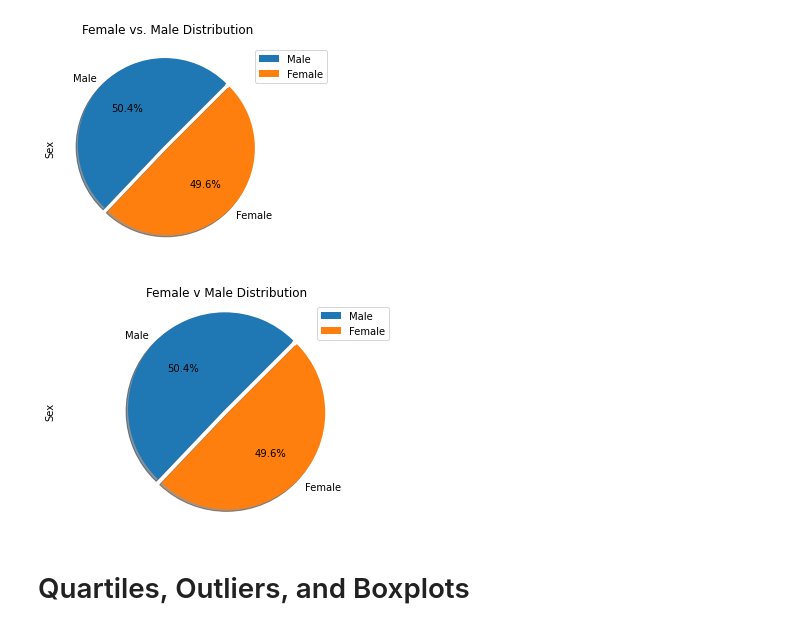
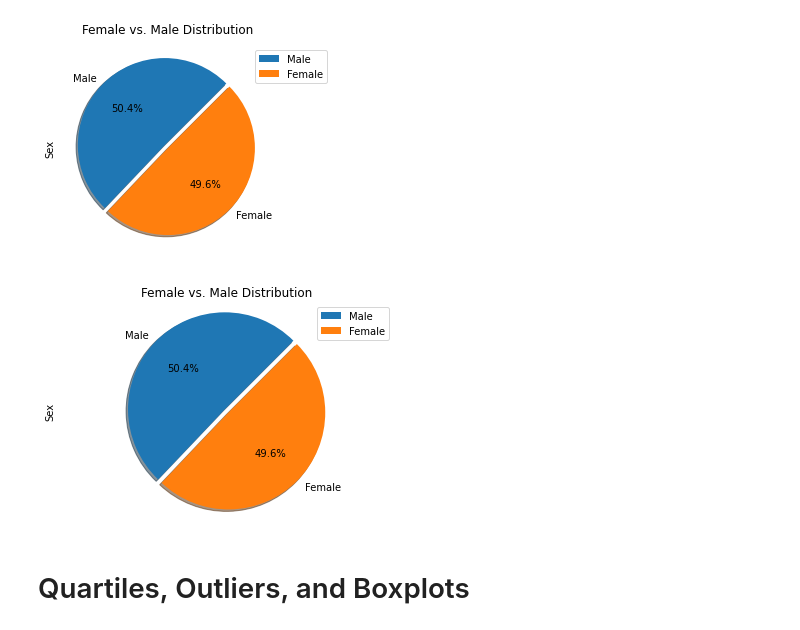
Before and after one commit to EHoaglund94/Week_5_Matplotlib, a Jupyter notebook: The Power of Plots.ipynb, the cells around one changed output. Drawn from its saved outputs; the diff is of its cells as text; code cells hidden in the pictures.

```diff
--- a/The Power of Plots.ipynb
+++ b/The Power of Plots.ipynb
@@ -194,12 +203,12 @@ gender_pie.legend(loc=(.9,.8), labels = gender_breakdown.index)
 # %%
 # Generate a pie plot showing the distribution of female versus male mice using pyplot
 plt.pie(gender_breakdown, labels=gender_breakdown.index,autopct="%1.1f%%", shadow=True, startangle=45, explode=explode)
 plt.axis("equal")
-plt.title("Female v Male Distribution")
+plt.title("Female vs. Male Distribution")
 plt.ylabel("Sex")
 plt.legend(loc= "upper right")
 plt.show()
 # %% [output]
-[figure, old version]
+[figure, new version]
 # %% [markdown]
 # Quartiles, Outliers, and Boxplots
```
Also changed, not shown: parts of 11 cells of this notebook.
